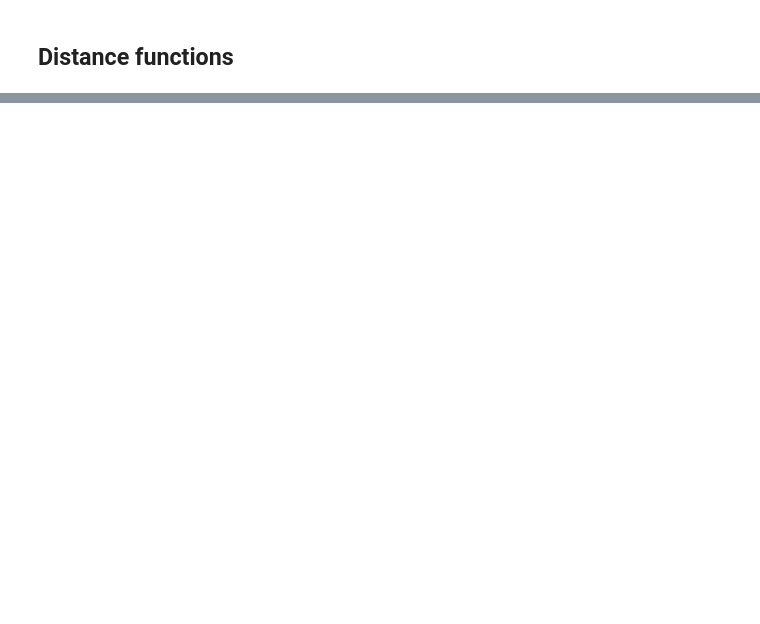
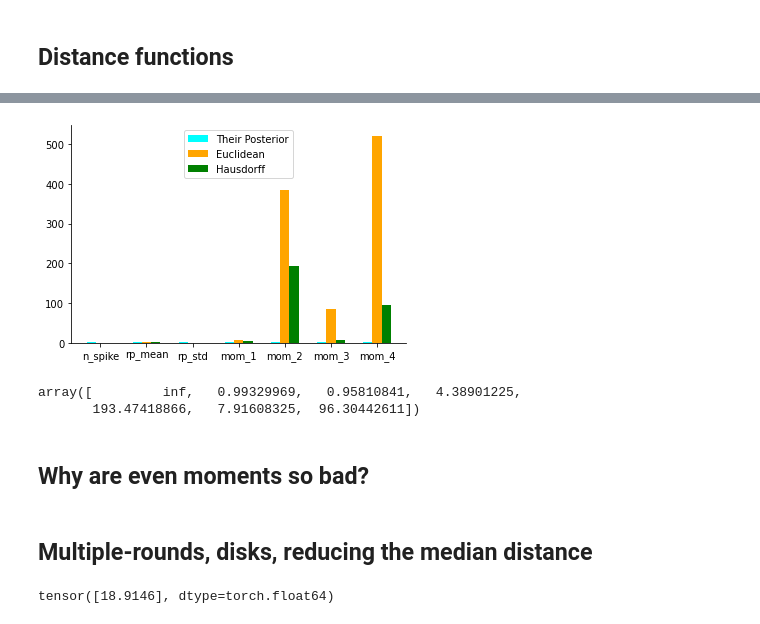
Before and after one commit to SRagy/sbi, a Jupyter notebook: Sammy_examples/HH_Simulator_Distances.ipynb, the cells around one changed output, grey strips where cells are left out. Saved outputs shown, nothing was run; the diff lists cells and outputs as text; code cells hidden in the pictures; blank space fills up the shorter version.

Commit message:
Lots of examples and experiments added. Modified SBI to take summary_fn explicitly.

```diff
--- a/Sammy_examples/HH_Simulator_Distances.ipynb
+++ b/Sammy_examples/HH_Simulator_Distances.ipynb
@@ -588,0 +158,10 @@ AssertionError: The value needs to consist of samples from the empricial distrib
+# %%
+def summaries_for_plots(their_samples, euclidean_samples, hausdorff_samples):
+    all_summs = np.array([simulation_wrapper(sample).numpy() for sample in tqdm(their_samples)])
+    all_summs_e = np.array([simulation_wrapper(sample).numpy() for sample in tqdm(euclidean_samples)])
+    all_summs_h = np.array([simulation_wrapper(sample).numpy() for sample in tqdm(hausdorff_samples)])
+    # all_summs=Parallel(n_jobs=7, verbose=10)(simulation_wrapper(sample) for sample in samples)
+    # all_summs=np.array([summaries.numpy() for summaries in all_sums])
+    return all_summs, all_summs_e, all_summs_h
+# %%
+all_summs, all_summs_e, all_summs_h =summaries_for_plots(their_samples, euclidean_samples, hausdorff_samples)
@@ -588,0 +173,6 @@ AssertionError: The value needs to consist of samples from the empricial distrib
+# %%
+def MSE(samples, true_params):
+    samples = torch.tensor(samples)
+    true_params = torch.tensor(true_params)
+    loss = torch.nn.MSELoss()
+    return loss(samples, true_params)
@@ -588,0 +206,32 @@ AssertionError: The value needs to consist of samples from the empricial distrib
+# %%
+def MSE_plots(all_summs, all_summs_e, all_summs_h,x):
+
+    def MSE_vector(summs):
+        return np.array([MSE(summs[:,i],x[i]) for i in range(7)])
+
+
+    plt_labels = ['n_spike', 'rp_mean', 'rp_std','mom_1','mom_2','mom_3','mom_4']
+    label_loc = np.arange(len(plt_labels))
+    width = 0.2
+
+    their_MSE_norm = np.ones((7,))
+    MSE_e_norm = MSE_vector(all_summs_e)/MSE_vector(all_summs)
+    MSE_h_norm = MSE_vector(all_summs_h)/MSE_vector(all_summs)
+
+    plt.bar(label_loc-0.2, their_MSE_norm, width, color='cyan')
+    plt.bar(label_loc, MSE_e_norm, width, color='orange')
+    plt.bar(label_loc+0.2, MSE_h_norm, width, color='green')
+    plt.xticks(label_loc, plt_labels)
+    plt.legend(["Their Posterior", "Euclidean", "Hausdorff"])
+    plt.show()
+# %%
+MSE_plots(all_summs, all_summs_e, all_summs_h,observation_summary_statistics)
+# %% [output]
+[figure, added]
+# %%
+np.array([MSE(all_summs_h[:,i],observation_summary_statistics[i]) for i in range(7)])/np.array([MSE(all_summs[:,i],observation_summary_statistics[i]) for i in range(7)])
+# %% [output]
+array([         inf,   0.99329969,   0.95810841,   4.38901225,
+       193.47418866,   7.91608325,  96.30442611])
+# %% [markdown]
+## Why are even moments so bad?
@@ -588,0 +241,2 @@ AssertionError: The value needs to consist of samples from the empricial distrib
+# %% [markdown]
+## Multiple-rounds, disks, reducing the median distance
@@ -588,0 +267,5 @@ AssertionError: The value needs to consist of samples from the empricial distrib
+# %%
+def find_quantile(xs,quant):
+    return np.quantile(xs.numpy(),quant)
+# %% [output]
+tensor([18.9146], dtype=torch.float64)
```
Also changed, not shown: parts of 133 cells of this notebook, 3 other files.
